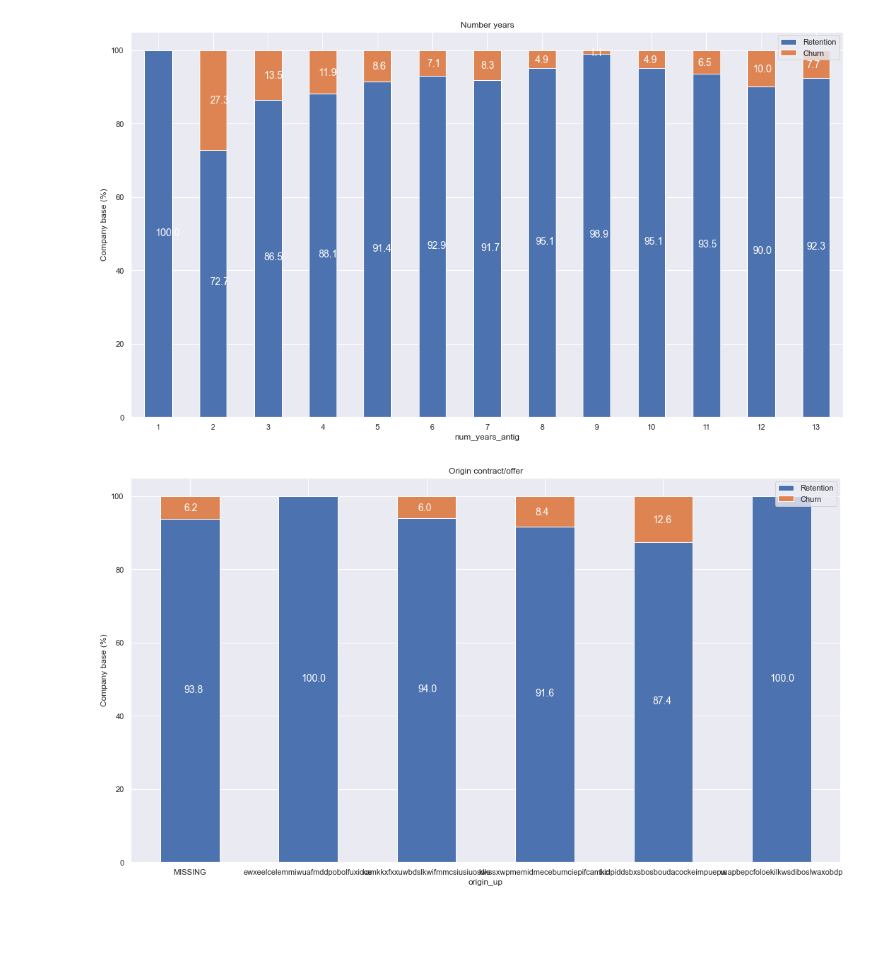
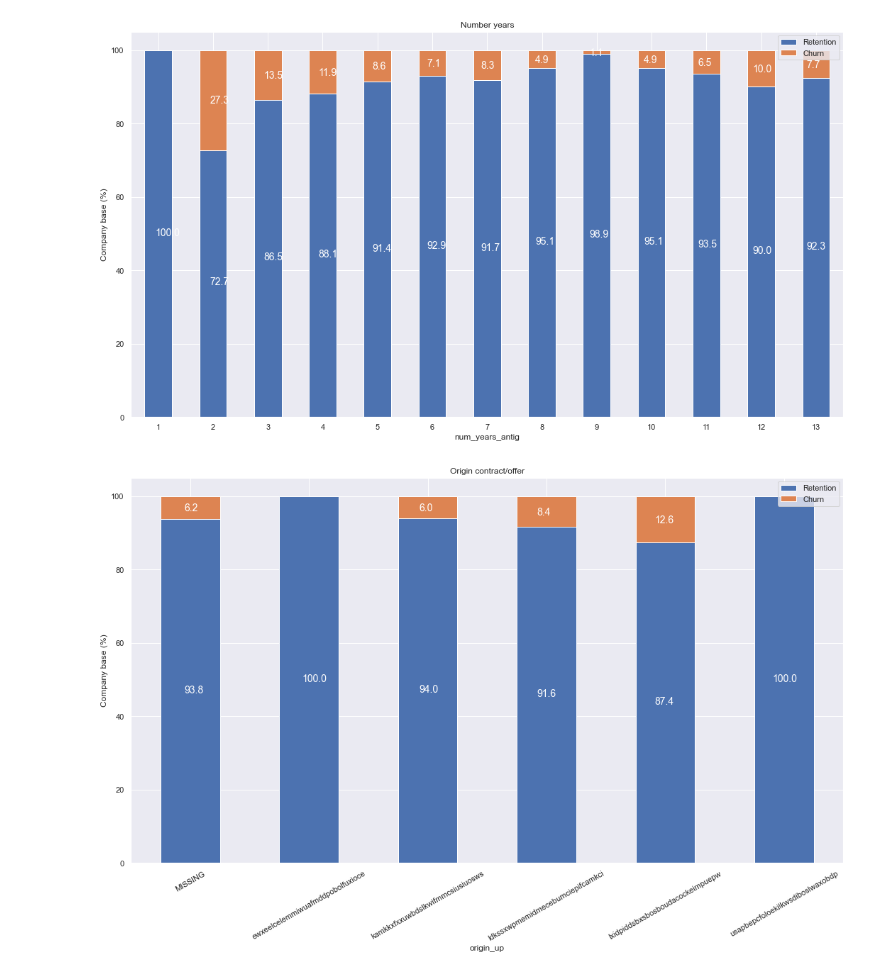
Before and after one commit to AyazRao/BCG-X-Data-Science-Project, a Jupyter notebook: notebooks/Task 2 - eda_starter.ipynb, the cells around one changed output. Cells and saved outputs as stored; diff of their text form; code cells hidden in the pictures; blank space fills up the shorter version.

```diff
--- a/notebooks/Task 2 - eda_starter.ipynb
+++ b/notebooks/Task 2 - eda_starter.ipynb
@@ -31,8 +31,8 @@ sns.set(color_codes=True)
 
 We need to load `client_data.csv` and `price_data.csv` into individual dataframes so that we can work with them in Python
 # %%
-client_df = pd.read_csv('./client_data.csv')
-price_df = pd.read_csv('./price_data.csv')
+client_df = pd.read_csv('../dataset/client_data.csv')
+price_df = pd.read_csv('../dataset/price_data.csv')
 # %% [markdown]
 Let's look at the first 3 rows of both dataframes to see what the data looks like
 # %%
@@ -357,6 +346,6 @@ plot_stacked_bars(years_antig_percentage, "Number years")
 # %%
 origin = others.groupby([others["origin_up"],others["churn"]])["id"].count().unstack(level=1)
 origin_percentage = (origin.div(origin.sum(axis=1), axis=0)*100)
-plot_stacked_bars(origin_percentage, "Origin contract/offer")
+plot_stacked_bars(origin_percentage, "Origin contract/offer",  rot_=30)
 # %% [output]
-[figure, old version]
+[figure, new version]
```
Also changed, not shown: parts of 2 cells of this notebook, 20 other files.
